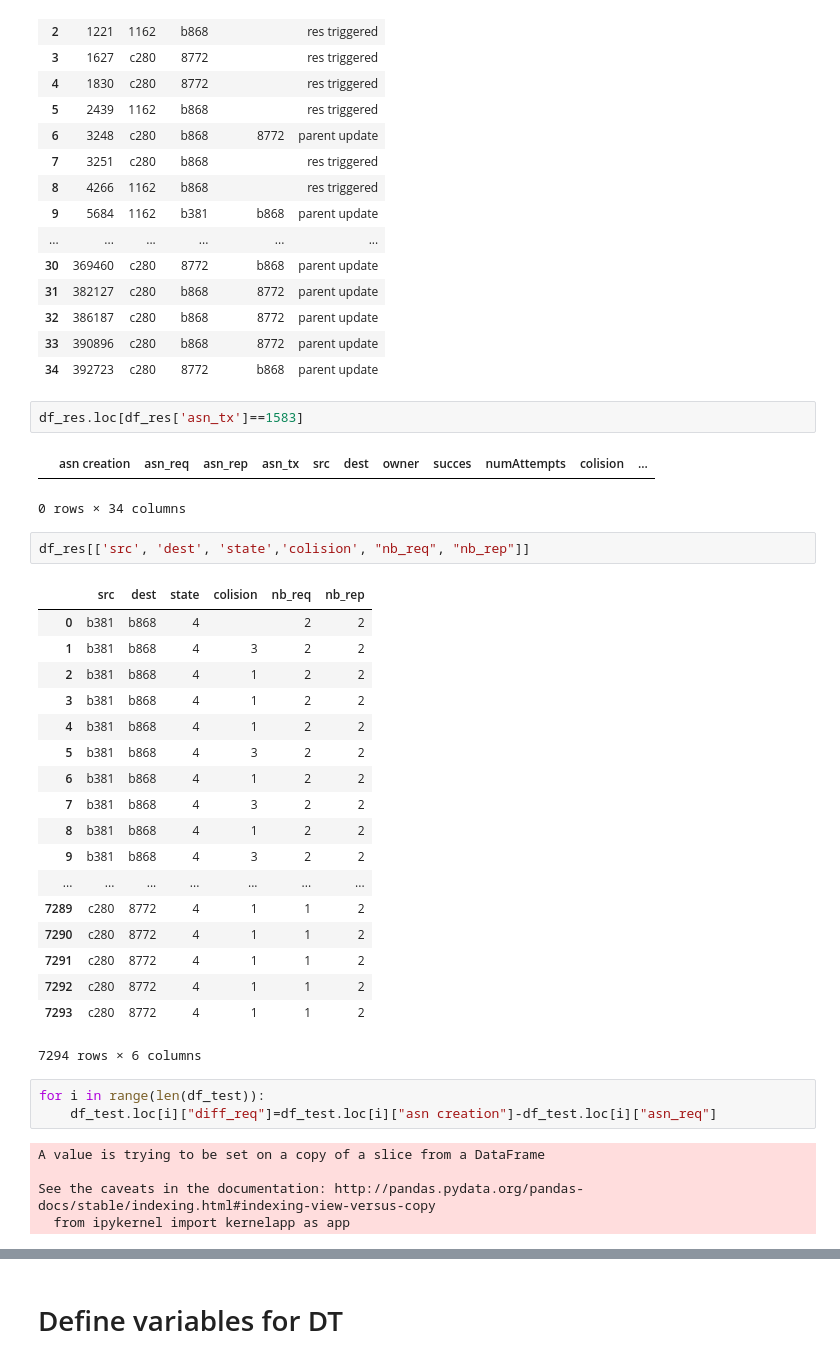
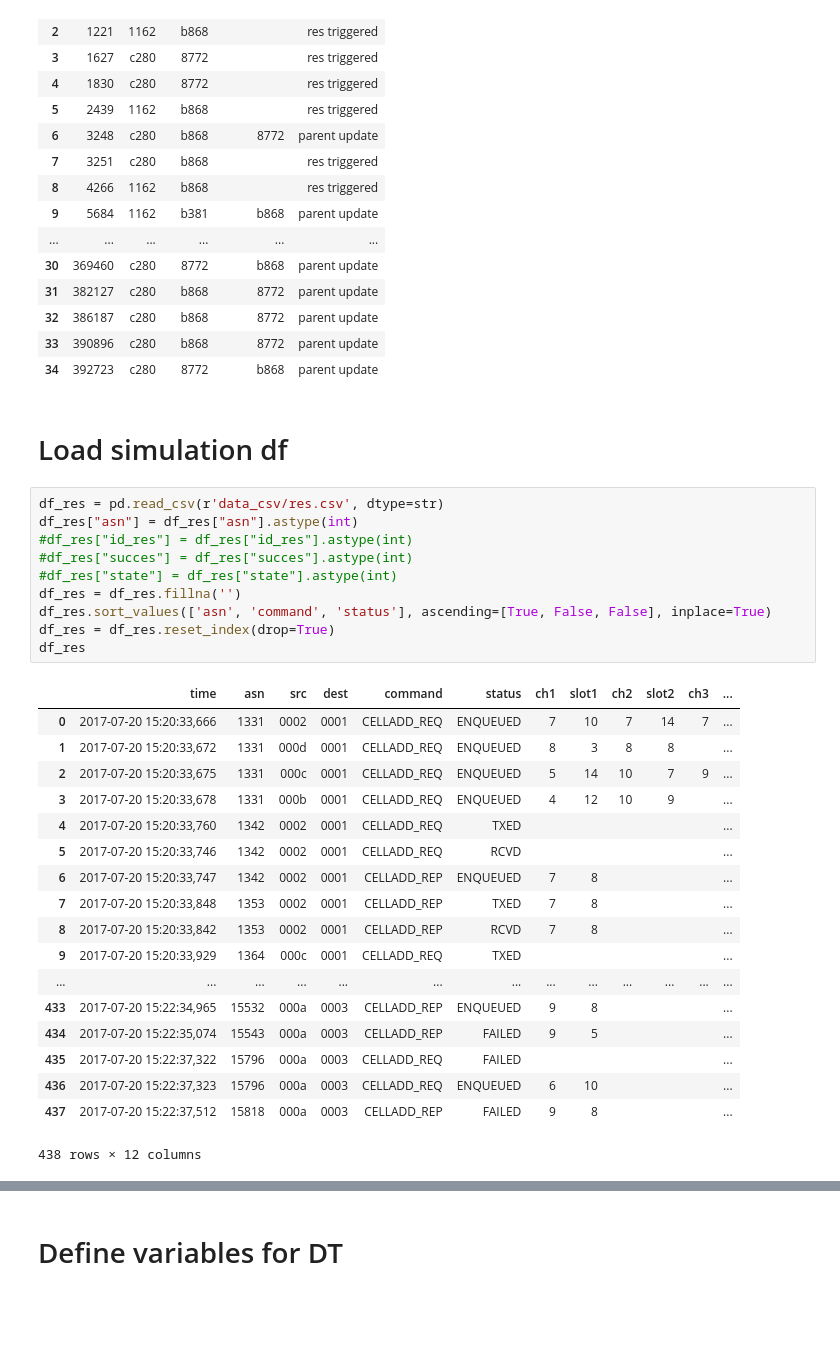
Before and after one commit to pomme-abricot/openwsn-sw, a Jupyter notebook: software/openAnalyzer/TEST_lecture_de_fichier.ipynb, the cells around one changed output, grey strips where cells are left out. Cells and saved outputs as stored; diff of their text form; blank space fills up the shorter version.

Commit message:
modif function for simulation parsing + HMM

```diff
--- a/software/openAnalyzer/TEST_lecture_de_fichier.ipynb
+++ b/software/openAnalyzer/TEST_lecture_de_fichier.ipynb
@@ -158,37 +146,34 @@ df_parent
 | 32 | 386187 | c280 | b868 | 8772 | parent update |
 | 33 | 390896 | c280 | b868 | 8772 | parent update |
 | 34 | 392723 | c280 | 8772 | b868 | parent update |
-# %%
-df_res.loc[df_res['asn_tx']==1583]
-# %% [output]
-|  | asn creation | asn_req | asn_rep | asn_tx | src | dest | owner | succes | numAttempts | colision | ... |
-0 rows × 34 columns
-# %%
-df_res[['src', 'dest', 'state','colision', "nb_req", "nb_rep"]]
-# %% [output]
-|  | src | dest | state | colision | nb_req | nb_rep |
-| 0 | b381 | b868 | 4 |  | 2 | 2 |
-| 1 | b381 | b868 | 4 | 3 | 2 | 2 |
-| 2 | b381 | b868 | 4 | 1 | 2 | 2 |
-| 3 | b381 | b868 | 4 | 1 | 2 | 2 |
-| 4 | b381 | b868 | 4 | 1 | 2 | 2 |
-| 5 | b381 | b868 | 4 | 3 | 2 | 2 |
-| 6 | b381 | b868 | 4 | 1 | 2 | 2 |
-| 7 | b381 | b868 | 4 | 3 | 2 | 2 |
-| 8 | b381 | b868 | 4 | 1 | 2 | 2 |
-| 9 | b381 | b868 | 4 | 3 | 2 | 2 |
-| ... | ... | ... | ... | ... | ... | ... |
-| 7289 | c280 | 8772 | 4 | 1 | 1 | 2 |
-| 7290 | c280 | 8772 | 4 | 1 | 1 | 2 |
-| 7291 | c280 | 8772 | 4 | 1 | 1 | 2 |
-| 7292 | c280 | 8772 | 4 | 1 | 1 | 2 |
-| 7293 | c280 | 8772 | 4 | 1 | 1 | 2 |
-7294 rows × 6 columns
-# %%
-for i in range(len(df_test)):
-    df_test.loc[i]["diff_req"]=df_test.loc[i]["asn creation"]-df_test.loc[i]["asn_req"]
-# %% [output]
-A value is trying to be set on a copy of a slice from a DataFrame
-
-See the caveats in the documentation: http://pandas.pydata.org/pandas-docs/stable/indexing.html#indexing-view-versus-copy
-  from ipykernel import kernelapp as app
+# %% [markdown]
+# Load simulation df
+# %%
+df_res = pd.read_csv(r'data_csv/res.csv', dtype=str)
+df_res["asn"] = df_res["asn"].astype(int)
+#df_res["id_res"] = df_res["id_res"].astype(int)
+#df_res["succes"] = df_res["succes"].astype(int)
+#df_res["state"] = df_res["state"].astype(int)
+df_res = df_res.fillna('')
+df_res.sort_values(['asn', 'command', 'status'], ascending=[True, False, False], inplace=True)
+df_res = df_res.reset_index(drop=True)
+df_res
+# %% [output]
+|  | time | asn | src | dest | command | status | ch1 | slot1 | ch2 | slot2 | ch3 | ... |
+| 0 | 2017-07-20 15:20:33,666 | 1331 | 0002 | 0001 | CELLADD_REQ | ENQUEUED | 7 | 10 | 7 | 14 | 7 | ... |
+| 1 | 2017-07-20 15:20:33,672 | 1331 | 000d | 0001 | CELLADD_REQ | ENQUEUED | 8 | 3 | 8 | 8 |  | ... |
+| 2 | 2017-07-20 15:20:33,675 | 1331 | 000c | 0001 | CELLADD_REQ | ENQUEUED | 5 | 14 | 10 | 7 | 9 | ... |
+| 3 | 2017-07-20 15:20:33,678 | 1331 | 000b | 0001 | CELLADD_REQ | ENQUEUED | 4 | 12 | 10 | 9 |  | ... |
+| 4 | 2017-07-20 15:20:33,760 | 1342 | 0002 | 0001 | CELLADD_REQ | TXED |  |  |  |  |  | ... |
+| 5 | 2017-07-20 15:20:33,746 | 1342 | 0002 | 0001 | CELLADD_REQ | RCVD |  |  |  |  |  | ... |
+| 6 | 2017-07-20 15:20:33,747 | 1342 | 0002 | 0001 | CELLADD_REP | ENQUEUED | 7 | 8 |  |  |  | ... |
+| 7 | 2017-07-20 15:20:33,848 | 1353 | 0002 | 0001 | CELLADD_REP | TXED | 7 | 8 |  |  |  | ... |
+| 8 | 2017-07-20 15:20:33,842 | 1353 | 0002 | 0001 | CELLADD_REP | RCVD | 7 | 8 |  |  |  | ... |
+| 9 | 2017-07-20 15:20:33,929 | 1364 | 000c | 0001 | CELLADD_REQ | TXED |  |  |  |  |  | ... |
+| ... | ... | ... | ... | ... | ... | ... | ... | ... | ... | ... | ... | ... |
+| 433 | 2017-07-20 15:22:34,965 | 15532 | 000a | 0003 | CELLADD_REP | ENQUEUED | 9 | 8 |  |  |  | ... |
+| 434 | 2017-07-20 15:22:35,074 | 15543 | 000a | 0003 | CELLADD_REP | FAILED | 9 | 5 |  |  |  | ... |
+| 435 | 2017-07-20 15:22:37,322 | 15796 | 000a | 0003 | CELLADD_REQ | FAILED |  |  |  |  |  | ... |
+| 436 | 2017-07-20 15:22:37,323 | 15796 | 000a | 0003 | CELLADD_REQ | ENQUEUED | 6 | 10 |  |  |  | ... |
+| 437 | 2017-07-20 15:22:37,512 | 15818 | 000a | 0003 | CELLADD_REP | FAILED | 9 | 8 |  |  |  | ... |
+438 rows × 12 columns
```
Also changed, not shown: parts of 29 cells of this notebook, 10 other files.
